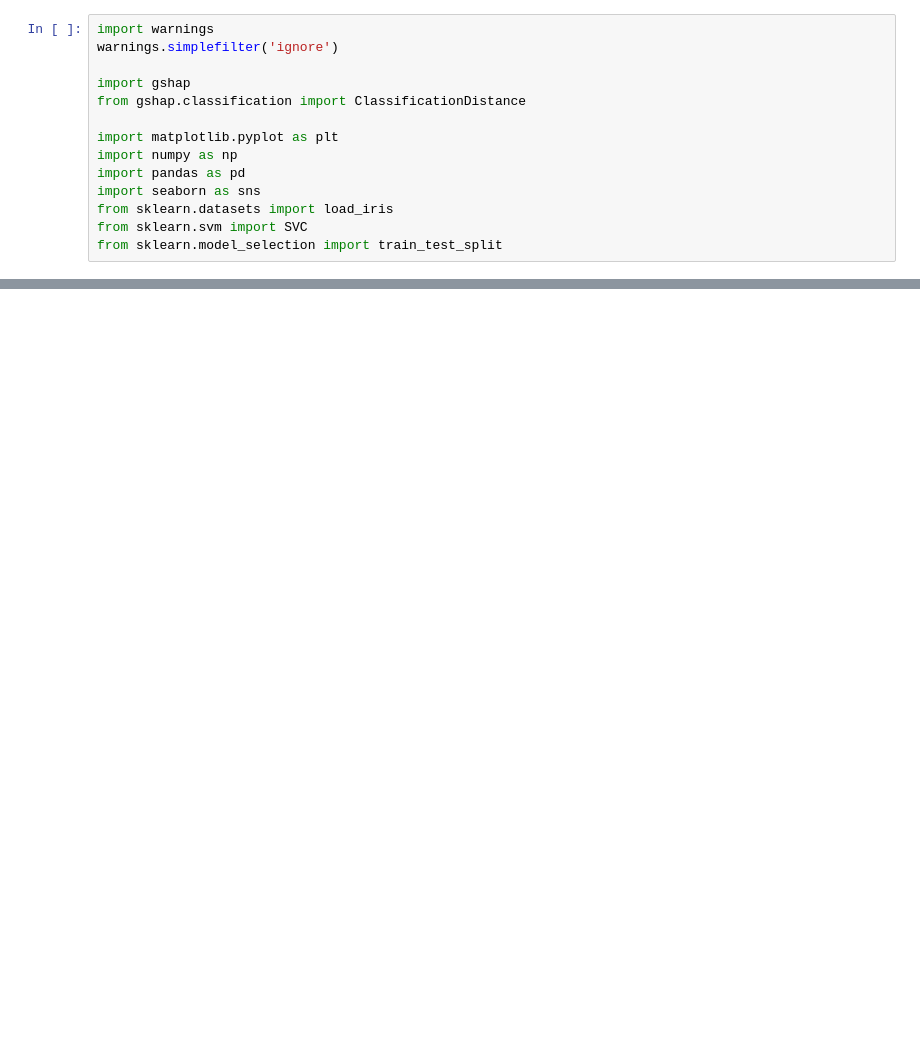
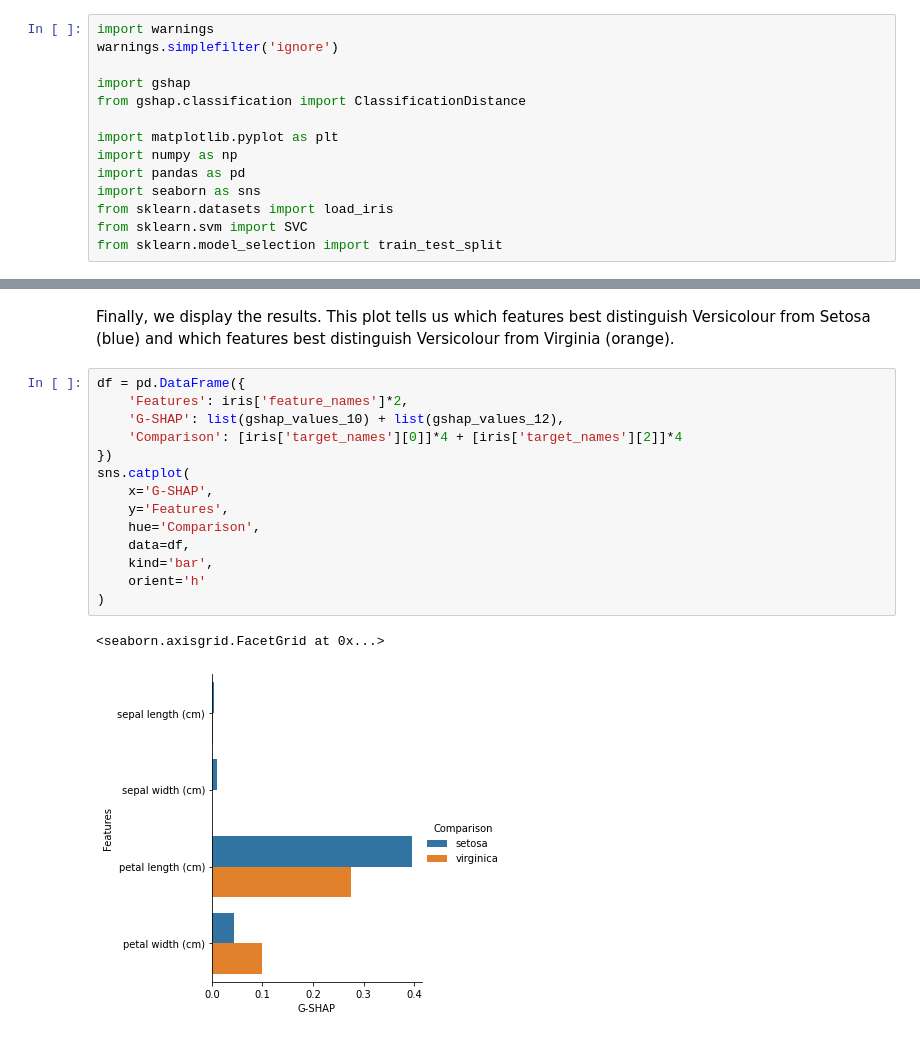
Before and after one commit to dsbowen/gshap, a Jupyter notebook: classification.ipynb, the cells around one changed output, grey strips where cells are left out. Cells and saved outputs as stored; diff of their text form; blank space fills up the shorter version.

```diff
--- a/classification.ipynb
+++ b/classification.ipynb
@@ -124,0 +65,19 @@ Feature importances sum to total:  46.53
+# %% [markdown]
+Finally, we display the results. This plot tells us which features best distinguish Versicolour from Setosa (blue) and which features best distinguish Versicolour from Virginia (orange).
+# %%
+df = pd.DataFrame({
+    'Features': iris['feature_names']*2,
+    'G-SHAP': list(gshap_values_10) + list(gshap_values_12),
+    'Comparison': [iris['target_names'][0]]*4 + [iris['target_names'][2]]*4
+})
+sns.catplot(
+    x='G-SHAP',
+    y='Features',
+    hue='Comparison',
+    data=df,
+    kind='bar',
+    orient='h'
+)
+# %% [output]
+<seaborn.axisgrid.FacetGrid at 0x...>
+[figure, added]
```
Also changed, not shown: parts of 11 cells of this notebook, 2 other files.
